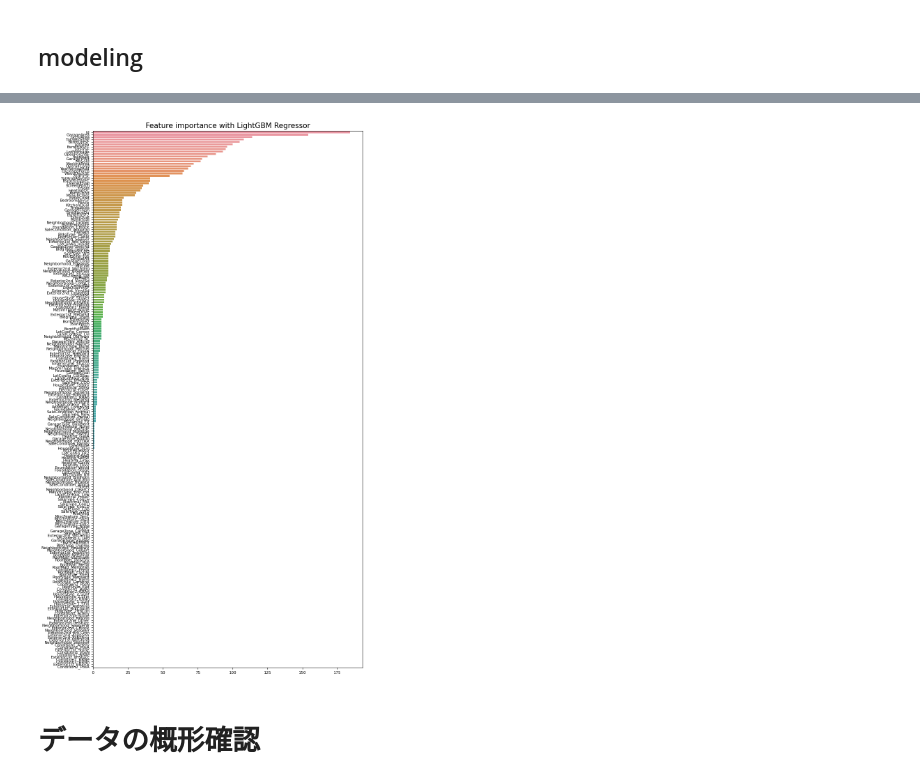
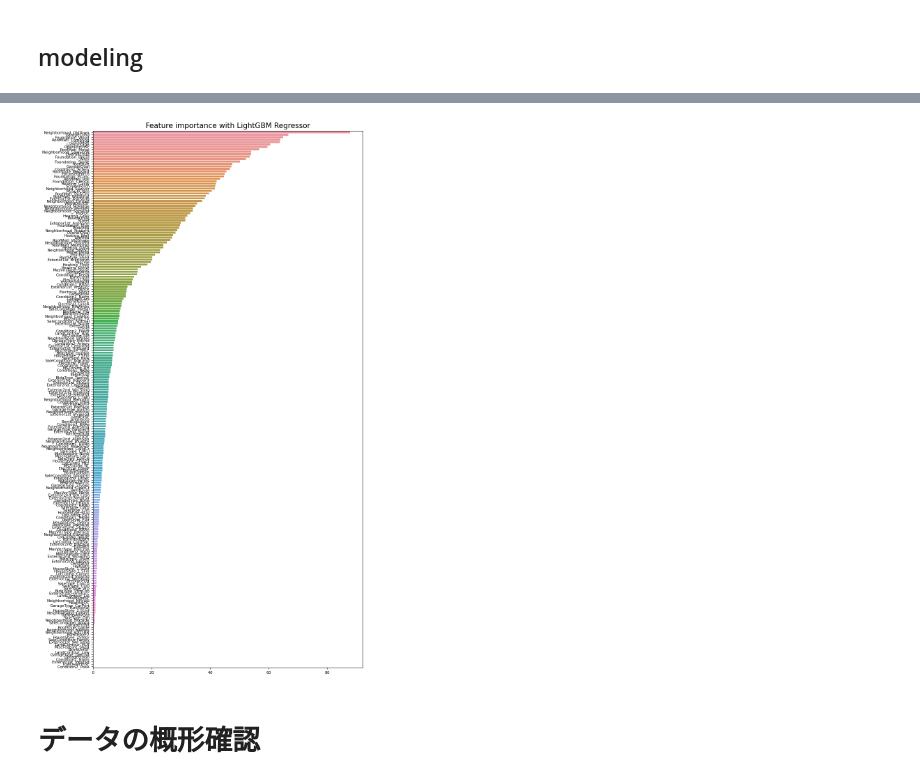
Before and after one commit to ntontonto/kaggle, a Jupyter notebook: Sprint7_selectKbest.ipynb, the cells around one changed output, grey strips where cells are left out. Saved outputs shown, nothing was run; the diff lists cells and outputs as text; code cells hidden in the pictures.

```diff
--- a/Sprint7_selectKbest.ipynb
+++ b/Sprint7_selectKbest.ipynb
@@ -360,0 +429,2 @@ LGBM score: 0.3719 (0.0857)
+# %%
+importance_list = np.array(importance_list)
@@ -361,6 +458,6 @@ LGBM score: 0.3719 (0.0857)
 # %%
-importance_df = pd.DataFrame(model.feature_importances_, index = train[train.columns[train.columns != "SalePrice"]].columns, columns = ["importance"])
-importance_df = importance_df.sort_values("importance", ascending = False)
+importance_df = pd.DataFrame(importance_list.reshape(219,5), index = train[train.columns[train.columns != "SalePrice"]].columns, columns = [f'importance{i}' for i in range(len(importance_list))])
+# importance_df = importance_df.sort_values("importance", ascending = False)
 # importance_df["importance"] = importance_df["importance"]*100/importance_df["importance"].max()
 importance_df.head(20)
 # %% [output]
@@ -383,0 +481,8 @@ importance_df.head(20)
+# %%
+importance_df['ave'] = 0
+for i in range(len(importance_list)):
+  importance_df['ave'] += importance_df[f'importance{i}']
+importance_df['ave'] = importance_df['ave'] / 5
+# %%
+importance_df = importance_df.sort_values("ave", ascending = False)
+importance_df
@@ -384,15 +503,15 @@ importance_df.head(20)
 # %%
 plt.figure(figsize=(10, 20))
-sns.barplot(x='importance', y=importance_df.index, data=importance_df)
+sns.barplot(x='ave', y=importance_df.index, data=importance_df)
 
 plt.xlabel('')
 plt.tick_params(axis='x', labelsize=8)
 plt.tick_params(axis='y', labelsize=8)
 plt.title('Feature importance with LightGBM Regressor', size=15)
 
 plt.show()
 # %% [output]
-[figure, old version]
+[figure, new version]
 # %% [markdown]
 # データの概形確認
 # %% [markdown]
```
Also changed, not shown: parts of 23 cells of this notebook.
